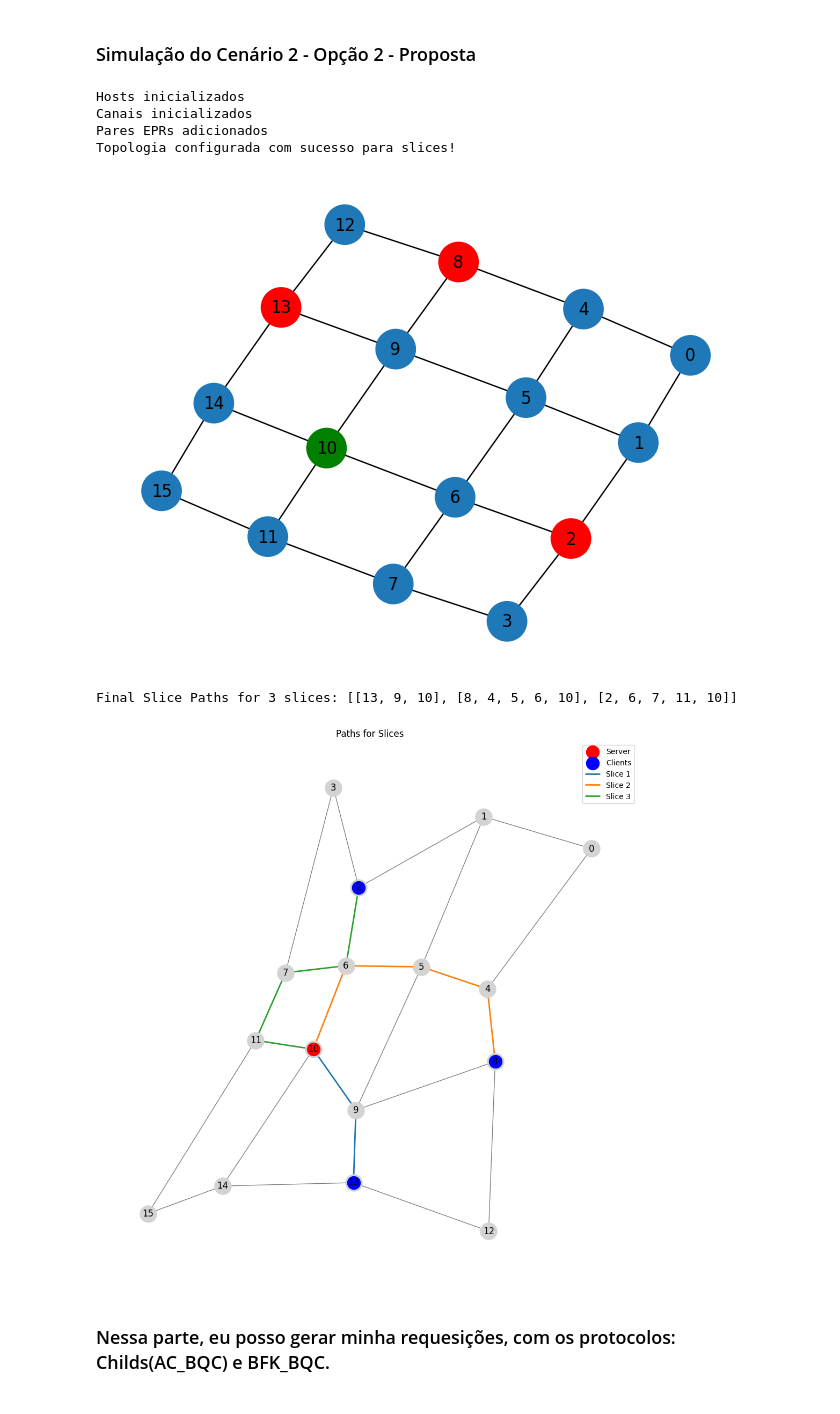
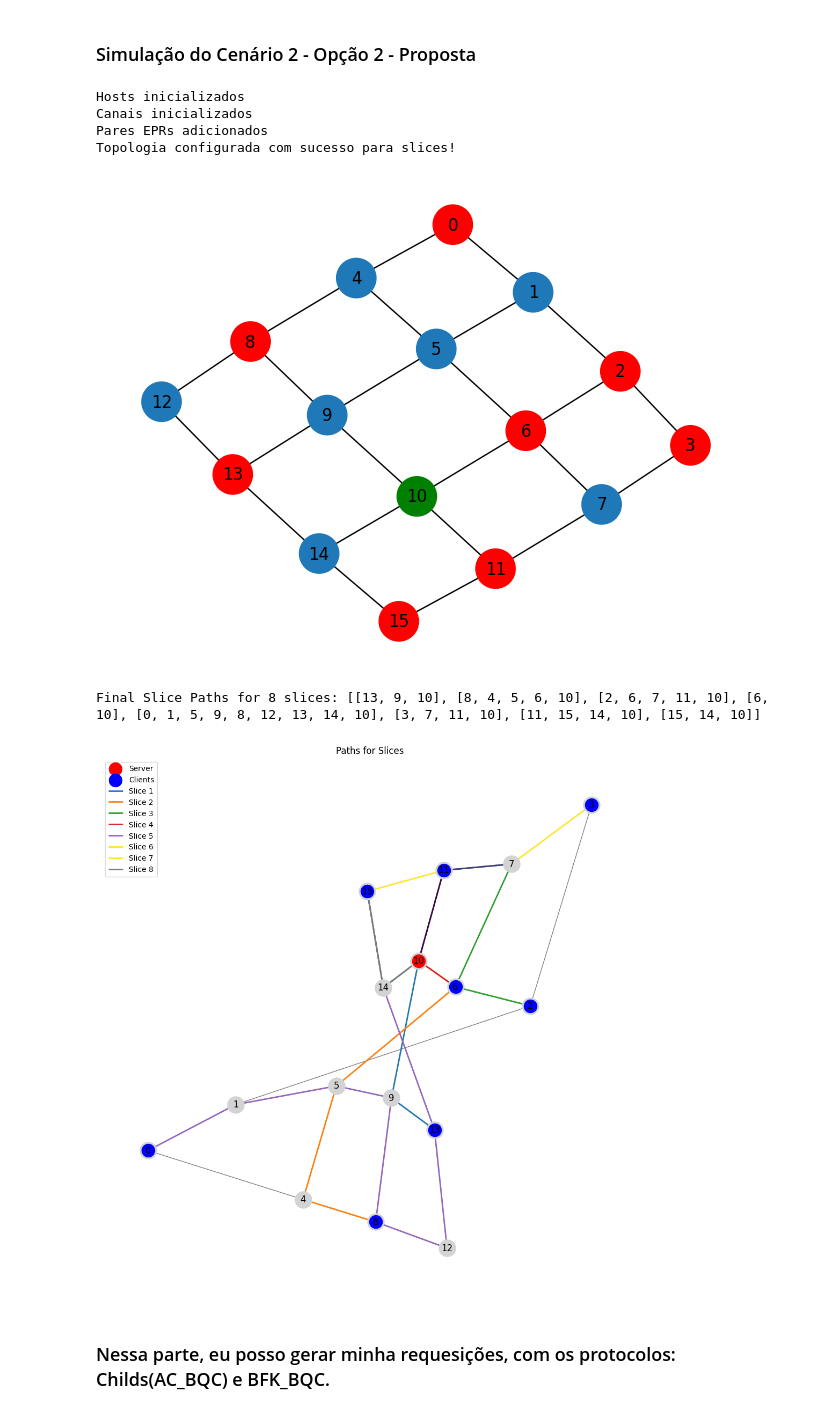
Before and after one commit to polysamo/BQC-testes, a Jupyter notebook: Cenário 2.ipynb, the cells around one changed output. Cells and saved outputs as stored; diff of their text form; code cells hidden in the pictures.

```diff
--- a/Cenário 2.ipynb
+++ b/Cenário 2.ipynb
@@ -8,26 +8,26 @@ from quantumnet.objects import Qubit, Logger
 # %%
 rede = Network()
 controlador = Controller(rede)
 
 # Configura uma grade 4x4
-clients = [13,8, 2]
+clients = [13,8,2,6,0,3,11,15]
 server = 10
 rede.set_topology_for_slices(graph_type='grade', dimensions=(4, 4), clients=clients, server=server)
 
 
 rede.draw()
 
 # Executa a simulação de slices
 rede.run_slice_simulation(clients=clients, server=server)
 Logger.activate(Logger)
 # %% [output]
 Hosts inicializados
 Canais inicializados
 Pares EPRs adicionados
 Topologia configurada com sucesso para slices!
-[figure, old version]
+[figure, new version]
-Final Slice Paths for 3 slices: [[13, 9, 10], [8, 4, 5, 6, 10], [2, 6, 7, 11, 10]]
+Final Slice Paths for 8 slices: [[13, 9, 10], [8, 4, 5, 6, 10], [2, 6, 7, 11, 10], [6, 10], [0, 1, 5, 9, 8, 12, 13, 14, 10], [3, 7, 11, 10], [11, 15, 14, 10], [15, 14, 10]]
-[figure, old version]
+[figure, new version]
 # %% [markdown]
 ### Nessa parte, eu posso gerar minha requesições, com os protocolos: Childs(AC_BQC) e BFK_BQC.
 # %% [markdown]
```
Also changed, not shown: parts of 5 cells of this notebook, 4 other files.
